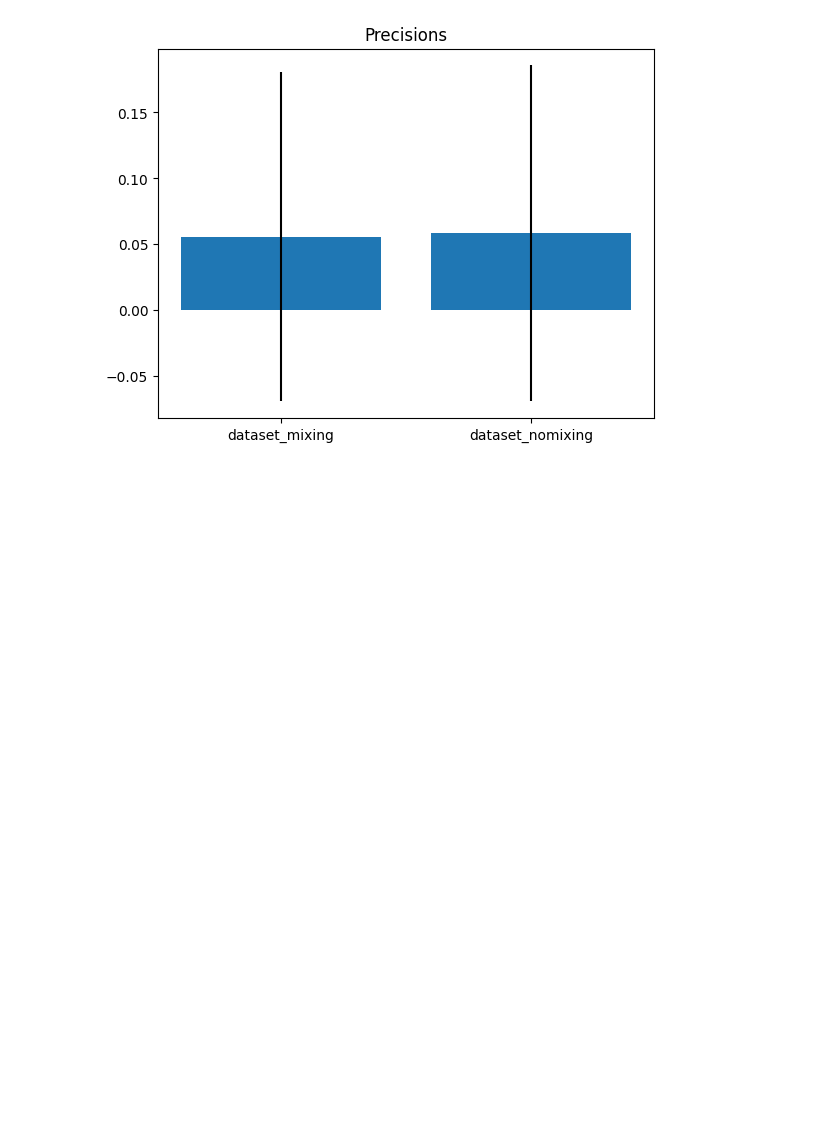
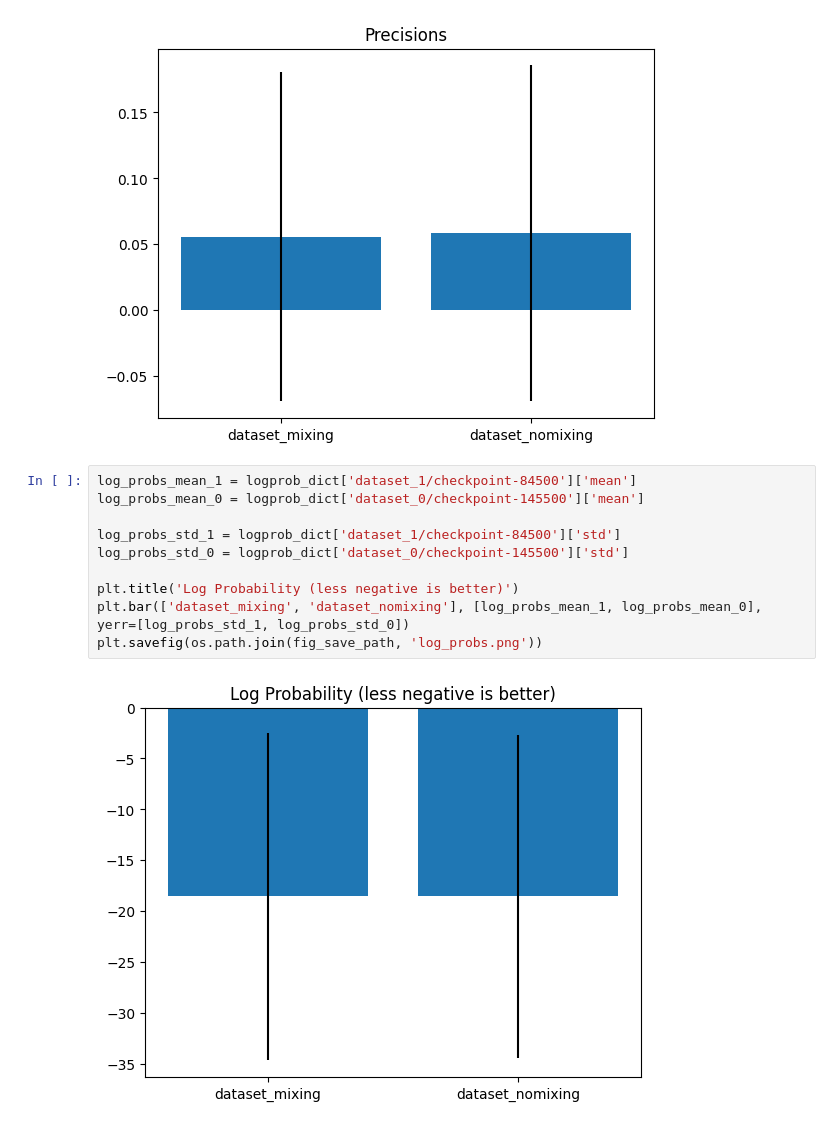
Before and after one commit to a-antoniades/llm-corpus-search, a Jupyter notebook: plot_results.ipynb, the cells around one changed output. Cells and saved outputs as stored; diff of their text form; blank space fills up the shorter version.

```diff
--- a/plot_results.ipynb
+++ b/plot_results.ipynb
@@ -257,3 +262,15 @@ plt.bar(['dataset_mixing', 'dataset_nomixing'], [ds1_1_prec_mean, ds0_1_prec_mea
 plt.savefig(os.path.join(fig_save_path, 'precisions.png'))
 # %% [output]
 [figure]
+# %%
+log_probs_mean_1 = logprob_dict['dataset_1/checkpoint-84500']['mean']
+log_probs_mean_0 = logprob_dict['dataset_0/checkpoint-145500']['mean']
+
+log_probs_std_1 = logprob_dict['dataset_1/checkpoint-84500']['std']
+log_probs_std_0 = logprob_dict['dataset_0/checkpoint-145500']['std']
+
+plt.title('Log Probability (less negative is better)')
+plt.bar(['dataset_mixing', 'dataset_nomixing'], [log_probs_mean_1, log_probs_mean_0], yerr=[log_probs_std_1, log_probs_std_0])
+plt.savefig(os.path.join(fig_save_path, 'log_probs.png'))
+# %% [output]
+[figure, added]
```
Also changed, not shown: parts of 1 cell of this notebook, 5 other files.
